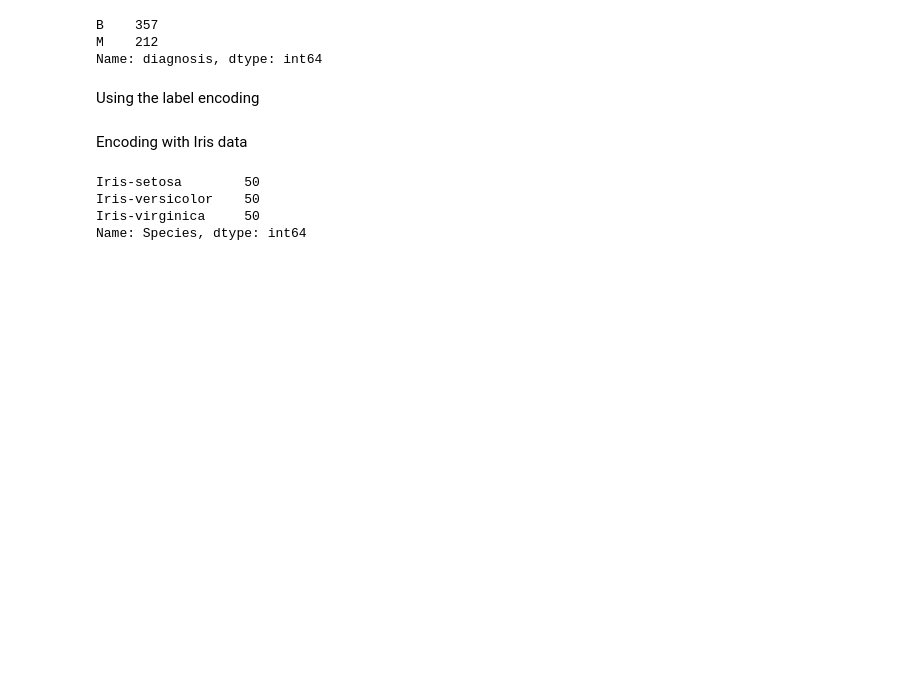
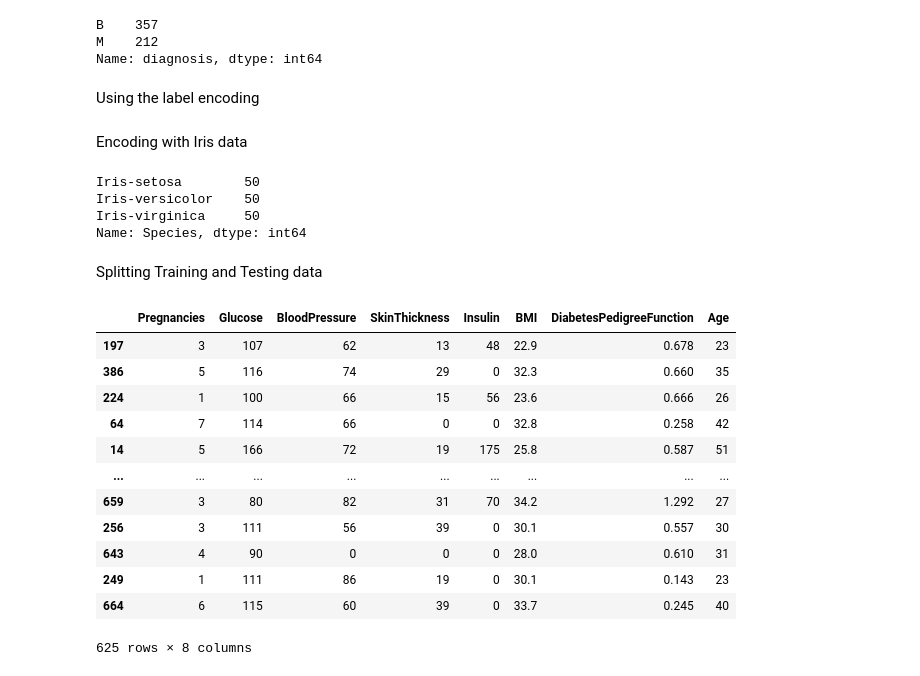
Before and after one commit to krahul2024/machine-learning, a Jupyter notebook: code/handling_missing_values.ipynb, the cells around one changed output. Drawn from its saved outputs; the diff is of its cells as text; code cells hidden in the pictures; blank space fills up the shorter version.

```diff
--- a/code/handling_missing_values.ipynb
+++ b/code/handling_missing_values.ipynb
@@ -139,3 +139,14 @@ label_encode = LabelEncoder()
 labels = label_encode.fit_transform(iris_data.Species)
 iris_data['target'] = labels
 iris_data.head(10)
+# %% [markdown]
+Splitting Training and Testing data
+# %%
+from sklearn.preprocessing import StandardScaler, LabelEncoder
+from sklearn.model_selection import train_test_split
+from sklearn import svm
+from sklearn.metrics import accuracy_score
+data_url = 'https://raw.githubusercontent.com/krahul2024/machine-learning/main/data/diabetes.csv'
+diabetes_data = pd.read_csv(data_url)
+# diabetes_data.head(10)
+diabetes_data.describe()  # this gives full description of the dataframe like mean, median, standard deviation and all other stuff
@@ -141,0 +155,27 @@ iris_data.head(10)
+# %%
+# seperating data and labels/target column
+x = diabetes_data.drop(columns = 'Outcome', axis = 1)
+y = diabetes_data['Outcome']
+
+# standardization part for this data
+scaler = StandardScaler()
+scaler.fit(x) # fitting the data for normalization/standardization
+diabetes_data_std = scaler.transform(x) # standardized part
+
+# splitting the data into training and testing parts
+x_train, x_test, y_train, y_test = train_test_split(x, y, test_size = 0.185, random_state = 3)
+x_train
+# %% [output]
+|  | Pregnancies | Glucose | BloodPressure | SkinThickness | Insulin | BMI | DiabetesPedigreeFunction | Age |
+| 197 | 3 | 107 | 62 | 13 | 48 | 22.9 | 0.678 | 23 |
+| 386 | 5 | 116 | 74 | 29 | 0 | 32.3 | 0.660 | 35 |
+| 224 | 1 | 100 | 66 | 15 | 56 | 23.6 | 0.666 | 26 |
+| 64 | 7 | 114 | 66 | 0 | 0 | 32.8 | 0.258 | 42 |
+| 14 | 5 | 166 | 72 | 19 | 175 | 25.8 | 0.587 | 51 |
+| ... | ... | ... | ... | ... | ... | ... | ... | ... |
+| 659 | 3 | 80 | 82 | 31 | 70 | 34.2 | 1.292 | 27 |
+| 256 | 3 | 111 | 56 | 39 | 0 | 30.1 | 0.557 | 30 |
+| 643 | 4 | 90 | 0 | 0 | 0 | 28.0 | 0.610 | 31 |
+| 249 | 1 | 111 | 86 | 19 | 0 | 30.1 | 0.143 | 23 |
+| 664 | 6 | 115 | 60 | 39 | 0 | 33.7 | 0.245 | 40 |
+625 rows × 8 columns
```
Also changed, not shown: parts of 1 cell of this notebook.
